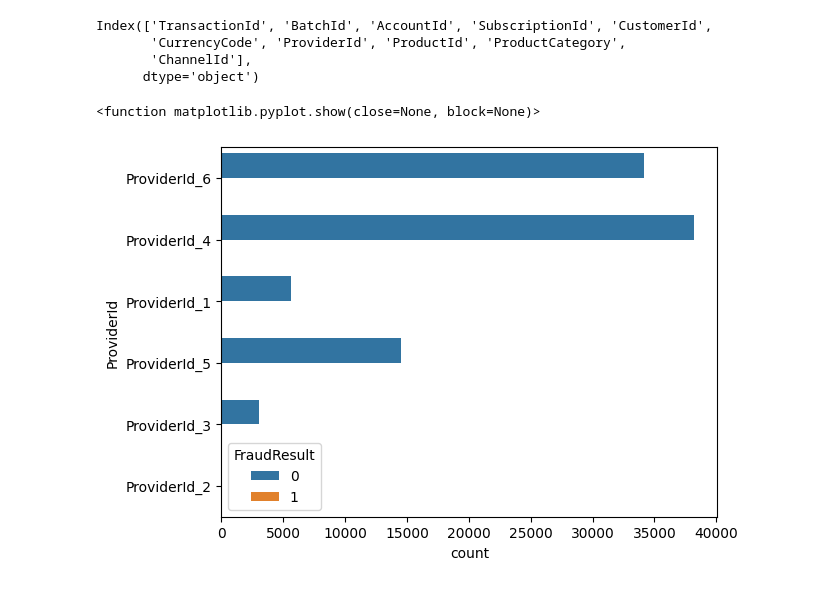
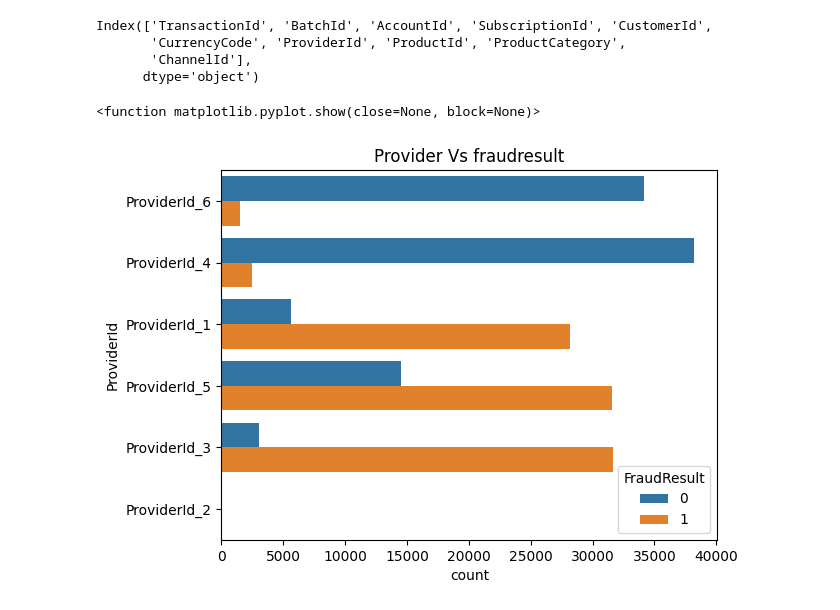
Before and after one commit to tizedabo/Bati-Bank-Credit-Scoring-Model, a Jupyter notebook: notebooks/eda.ipynb, the cells around one changed output. Saved outputs shown, nothing was run; the diff lists cells and outputs as text; code cells hidden in the pictures.

```diff
--- a/notebooks/eda.ipynb
+++ b/notebooks/eda.ipynb
@@ -168,3 +169,21 @@ sns.countplot(x='FraudResult', data=data_df)
 # %% [output]
 <Axes: xlabel='FraudResult', ylabel='count'>
 [figure]
+# %%
+# SMOTE
+# oversampling
+from imblearn.over_sampling import SMOTE
+
+count_class_0, count_class_1 = data_df.FraudResult.value_counts()
+
+# divide by class
+train_class_0 = data_df[data_df['FraudResult'] == 0]
+train_class_1 = data_df[data_df['FraudResult'] == 1]
+# %%
+train_class_1_over = train_class_1.sample(count_class_0, replace=True)
+train_test_over = pd.concat([train_class_0, train_class_1_over], axis=0)
+
+print('Random over-sampling:')
+print(train_test_over.FraudResult.value_counts())
+
+train_test_over.FraudResult.value_counts().plot(kind='bar', title='Count (FraudResult)');
@@ -171,3 +197,7 @@ sns.countplot(x='FraudResult', data=data_df)
+# %%
+
+
+data_df = train_test_over
 # %%
 numeric_cols=data_df.select_dtypes(include=[np.number])
 numeric_cols.columns
@@ -184,7 +214,8 @@ Index(['TransactionId', 'BatchId', 'AccountId', 'SubscriptionId', 'CustomerId',
 # %%
 # pricing and fraudresults
 sns.countplot(y='ProviderId', data=data_df, hue='FraudResult')
+plt.title("Provider Vs fraudresult")
 plt.show
 # %% [output]
 <function matplotlib.pyplot.show(close=None, block=None)>
-[figure, old version]
+[figure, new version]
```
Also changed, not shown: parts of 4 cells of this notebook.
